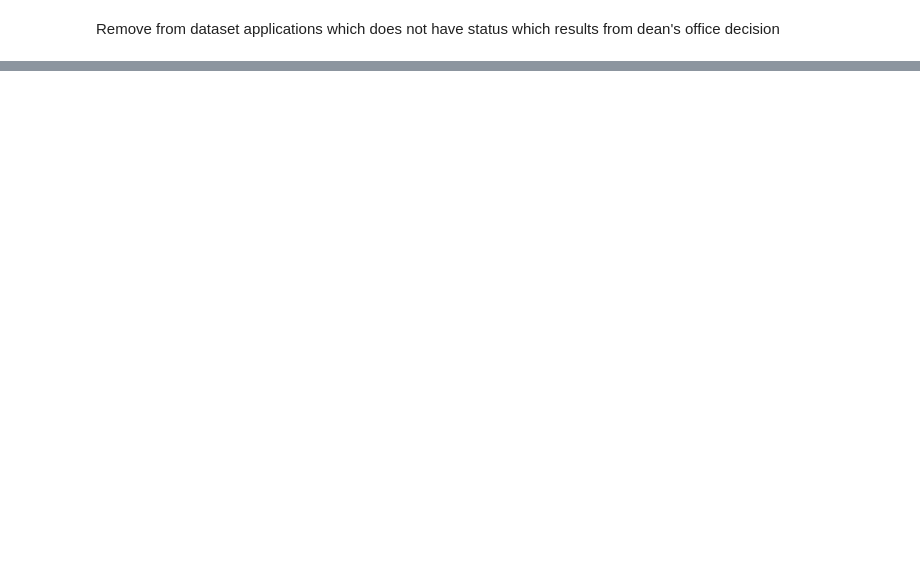
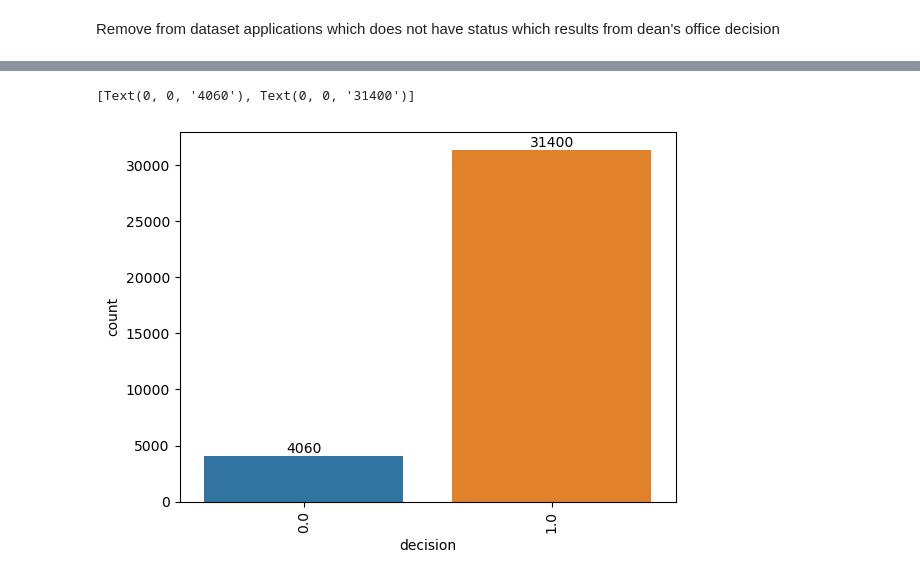
Before and after one commit to lukomski/ppda-student-applications, a Jupyter notebook: student_applications.ipynb, the cells around one changed output, grey strips where cells are left out. Cells and saved outputs as stored; diff of their text form; code cells hidden in the pictures; blank space fills up the shorter version.

```diff
--- a/student_applications.ipynb
+++ b/student_applications.ipynb
@@ -101,3 +93,23 @@ sa['decision'] = decision_column
+# %%
+positive_decisions = ['Zamkniêty - decyzja pozytywna', 'Zamkniêty - inne', 'Decyzja pozytywna - oczekuje na realizacjê']
+negative_decisions = ['Zamkniêty - decyzja negatywna', 'Zamkniêty - odrzucony formalnie', 'Zwrócony do korekty']
+# %%
+def set_decision(row):
+    if row['Application status'] in positive_decisions:
+        return 1
+    elif row['Application status'] in negative_decisions:
+        return 0
+    return None
+
+decision_column = sa.apply(set_decision, axis=1)
+sa['decision'] = decision_column
+# %%
+chart = sns.countplot(data=sa, x='decision')
+chart.set_xticklabels(chart.get_xticklabels(), rotation=90)
+chart.bar_label(chart.containers[0])
+# %% [output]
+[Text(0, 0, '4060'), Text(0, 0, '31400')]
+[figure, added]
 # %%
 sa['decision'].describe()
 # %% [output]
```
Also changed, not shown: parts of 6 cells of this notebook.
